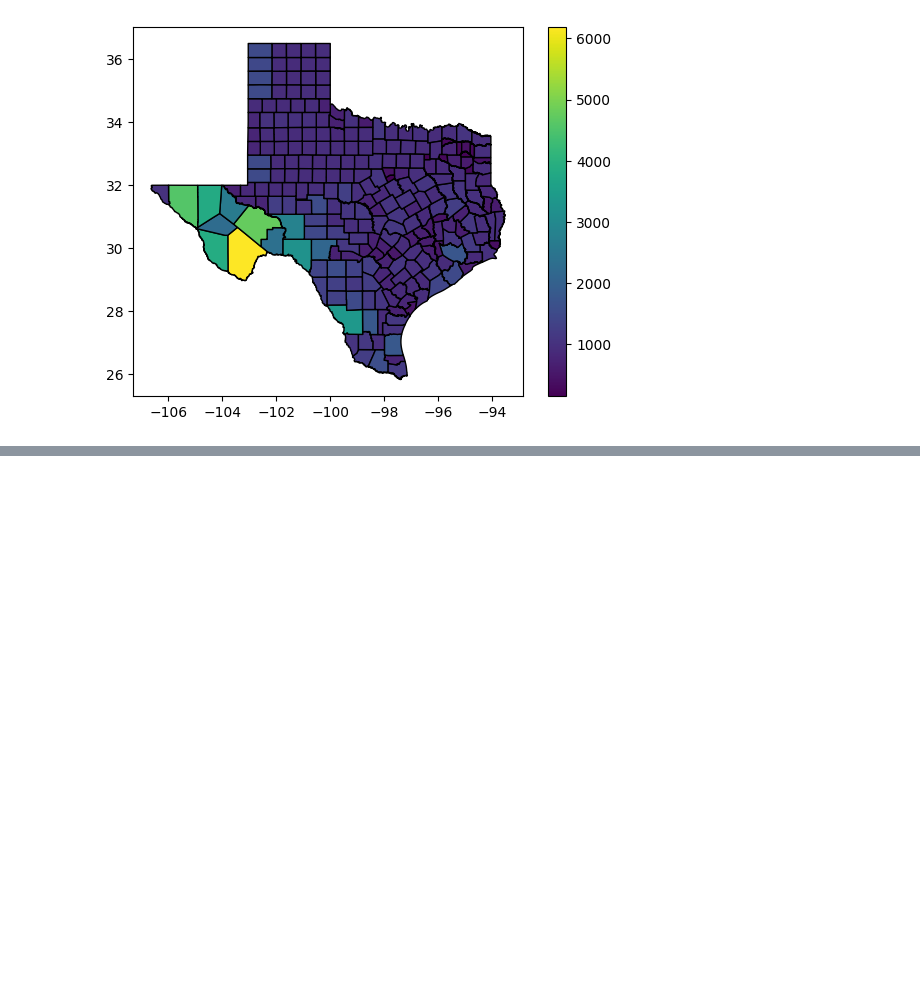
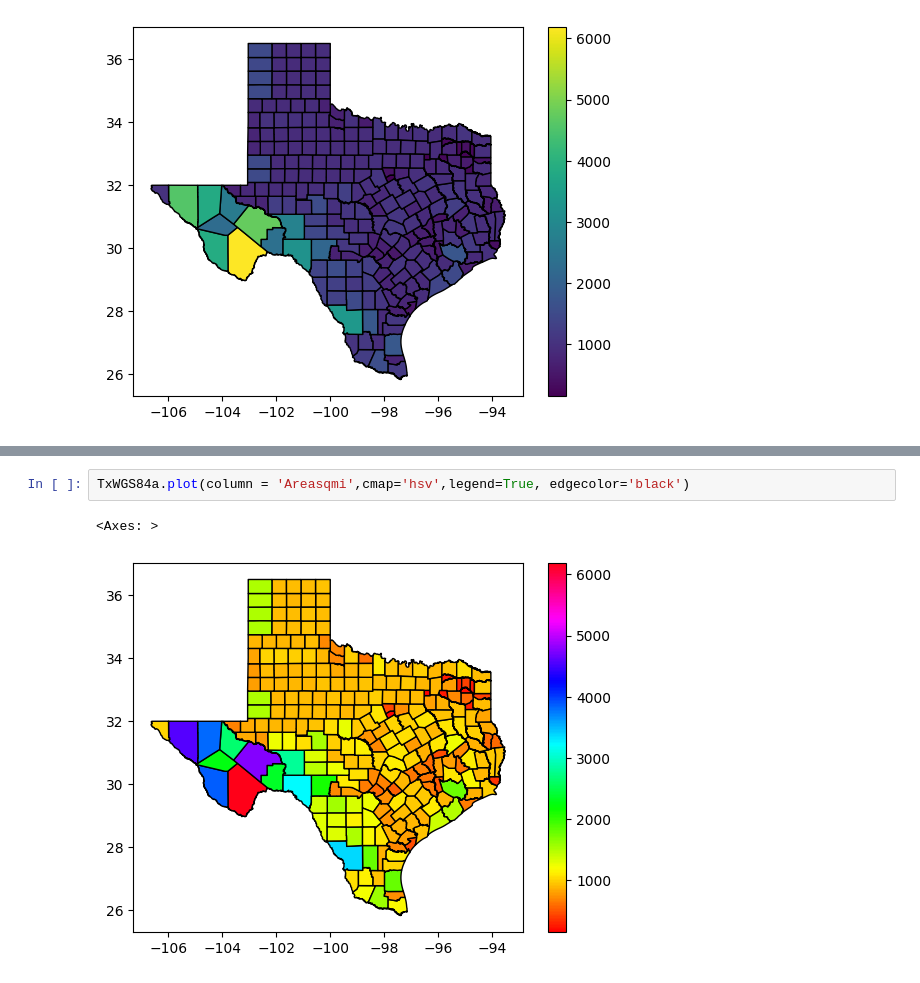
Before and after one commit to shaseevarajan/GIS-Apps-in-Engineering, a Jupyter notebook: Shaseevarajan Sivanantharajah/GeoPandas/Geopandas.ipynb, the cells around one changed output, grey strips where cells are left out. Drawn from its saved outputs; the diff is of its cells as text; blank space fills up the shorter version.

```diff
--- a/Shaseevarajan Sivanantharajah/GeoPandas/Geopandas.ipynb
+++ b/Shaseevarajan Sivanantharajah/GeoPandas/Geopandas.ipynb
@@ -125,0 +131,5 @@ TxWGS84a.plot(column = 'Areasqmi',cmap='viridis',legend=True, edgecolor='black')
+# %%
+TxWGS84a.plot(column = 'Areasqmi',cmap='hsv',legend=True, edgecolor='black')
+# %% [output]
+<Axes: >
+[figure, added]
```
Also changed, not shown: parts of 1 cell of this notebook.
